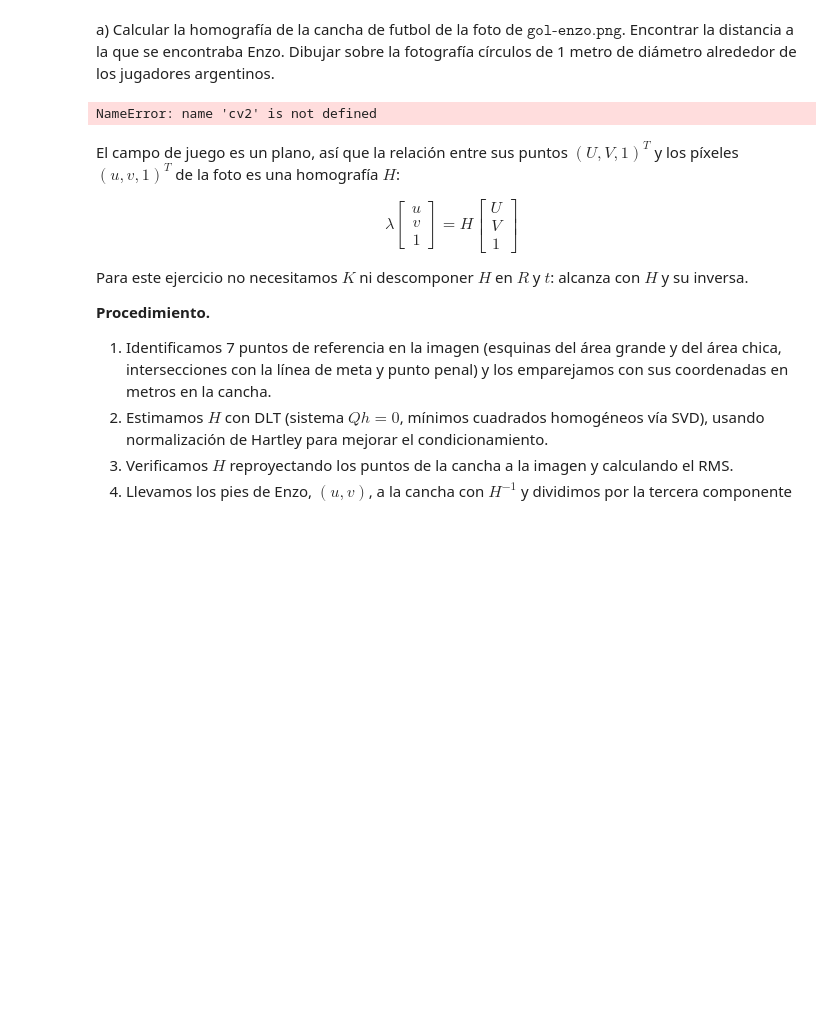
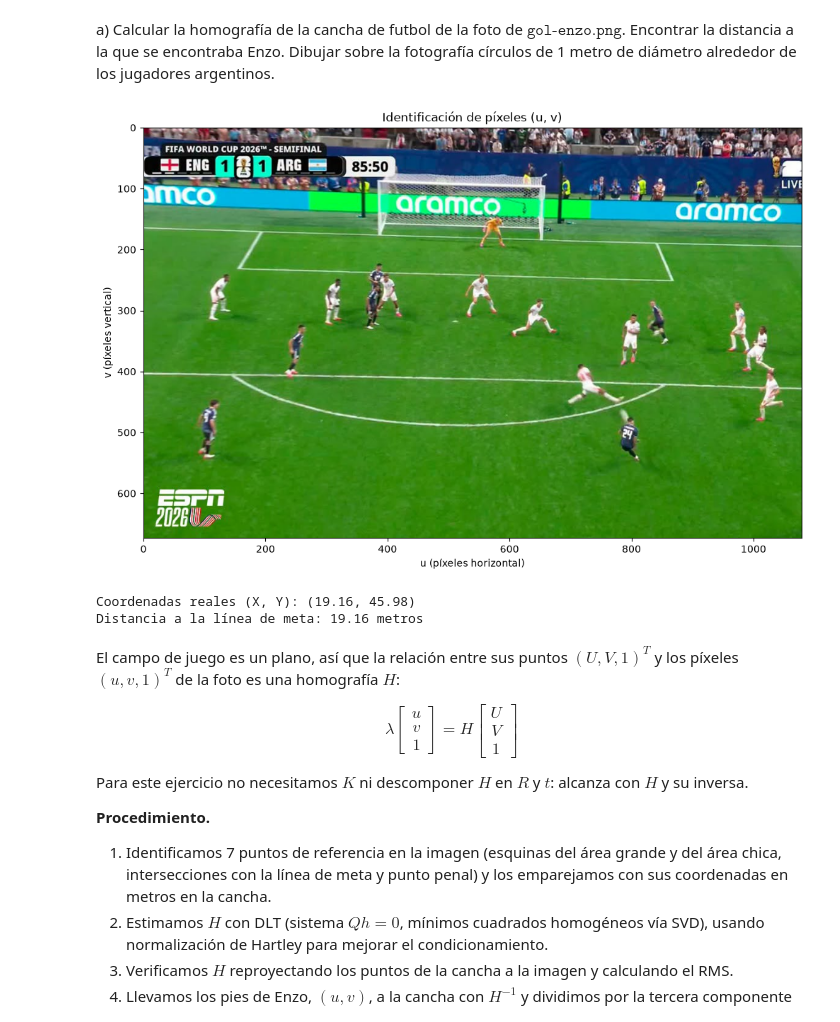
Before and after one commit to FrancoN4/TP-ALC, a Jupyter notebook: TP ALC/grupo_XX_TP.ipynb, the cells around one changed output. Drawn from its saved outputs; the diff is of its cells as text; code cells hidden in the pictures; blank space fills up the shorter version.

```diff
--- a/TP ALC/grupo_XX_TP.ipynb
+++ b/TP ALC/grupo_XX_TP.ipynb
@@ -109,21 +123,20 @@ a) Calcular la homografía de la cancha de futbol de la foto de $\texttt{gol-enz
 # %%
 # a) Distancia de Enzo a la línea del arco
 
-img = cv2.imread(r'path de imagen, gol de enzo')
+img = cv2.imread('futbol/test-gol-enzo.png')
 img_rgb = img[:, :, ::-1]
 
 # Mostramos la imagen con grilla para leer a ojo las coordenadas (u, v)
 # (la grilla y los ejes son solo para el desarrollo: no están en la lista de
 #  funciones permitidas, hay que sacarlos de la versión final de la entrega)
 plt.figure(figsize=(12, 8))
 plt.imshow(img_rgb)
-plt.grid(True, color='red', linestyle='--', linewidth=0.5)
 plt.xlabel('u (píxeles horizontal)')
 plt.ylabel('v (píxeles vertical)')
 plt.title('Identificación de píxeles (u, v)')
 plt.show()
 # %% [output]
-NameError: name 'cv2' is not defined
+[figure, added]
 # %%
 # Puntos de referencia en la imagen (u, v), leídos del gráfico anterior
 imgPts = np.array([
@@ -159,16 +172,21 @@ u = 810   # píxel (u, v) de los pies de Enzo en la imagen
 v = 520
 
 # Llevamos el píxel a la cancha con la inversa de H
-pt_real = multiplicacionMatricial(inversa(H), np.array([u, v, 1]))
+pt_imagen = np.array([[u], [v], [1]])
+
+pt_real = multiplicacionMatricial(inversa(H), pt_imagen)
 
 # Pasamos de coordenadas homogéneas a (X, Y) dividiendo por la tercera componente
-xReal = pt_real[0] / pt_real[2]
-yReal = pt_real[1] / pt_real[2]
+xReal = float(pt_real[0, 0] / pt_real[2, 0])
+yReal = float(pt_real[1, 0] / pt_real[2, 0])
 
 # La línea de meta es X = 0, así que la distancia es |X|
 dist_linea_meta = abs(xReal)
 print(f"Coordenadas reales (X, Y): ({xReal:.2f}, {yReal:.2f})")
 print(f"Distancia a la línea de meta: {dist_linea_meta:.2f} metros")
+# %% [output]
+Coordenadas reales (X, Y): (19.16, 45.98)
+Distancia a la línea de meta: 19.16 metros
 # %% [markdown]
 El campo de juego es un plano, así que la relación entre sus puntos
 $(U, V, 1)^T$ y los píxeles $(u, v, 1)^T$ de la foto es una homografía $H$:
```
Also changed, not shown: parts of 3 cells of this notebook, 2 other files.
